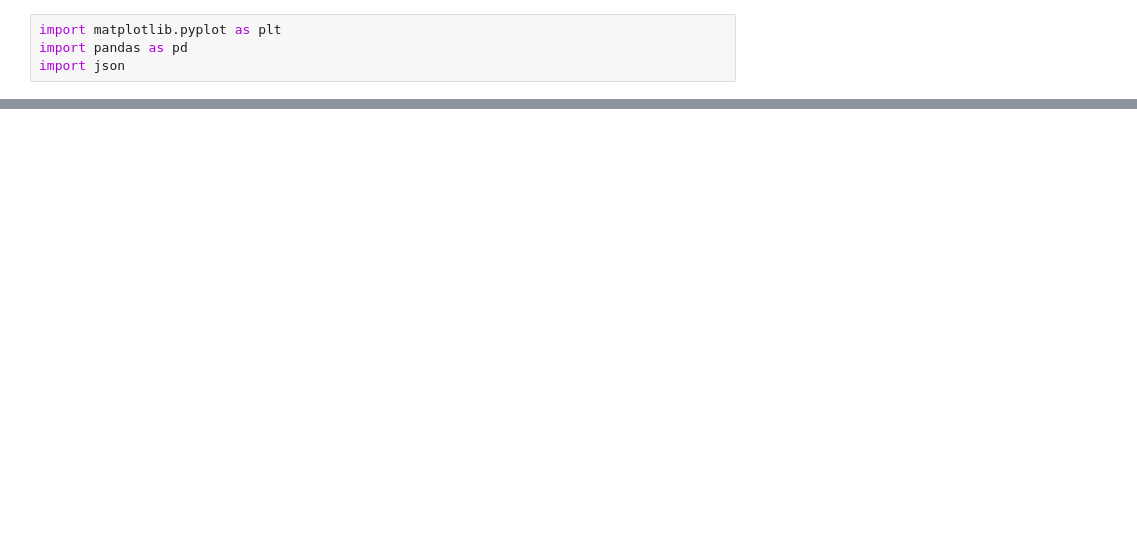
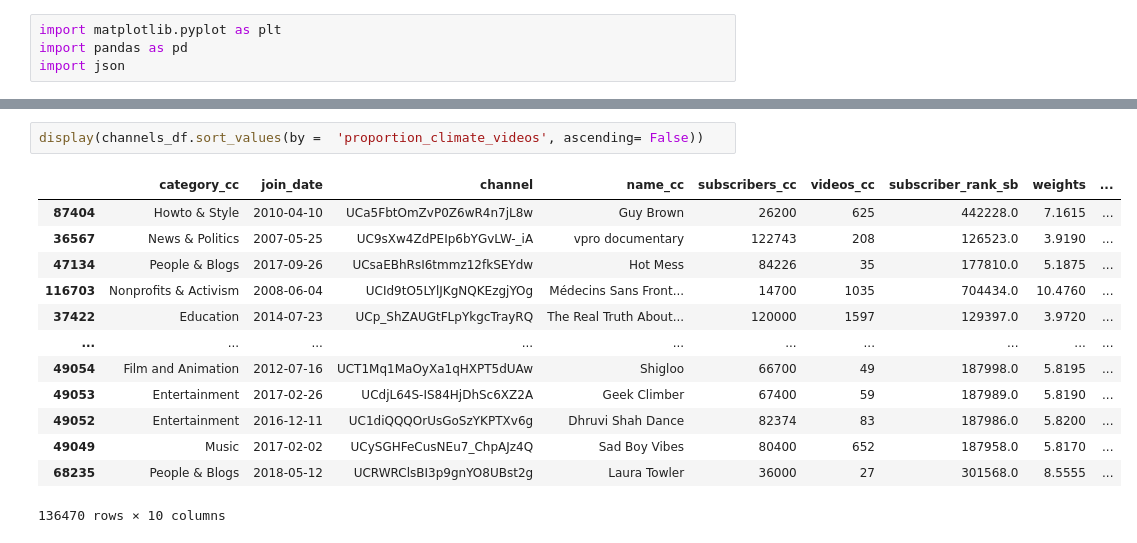
Before and after one commit to agatha-duzan/ada-2023-project-fadamily, a Jupyter notebook: climate_vids_tests.ipynb, the cells around one changed output, grey strips where cells are left out. Drawn from its saved outputs; the diff is of its cells as text; blank space fills up the shorter version.

```diff
--- a/climate_vids_tests.ipynb
+++ b/climate_vids_tests.ipynb
@@ -20,0 +117,16 @@ Suspicious categories : gaming ?
+# %%
+display(channels_df.sort_values(by =  'proportion_climate_videos', ascending= False))
+# %% [output]
+|  | category_cc | join_date | channel | name_cc | subscribers_cc | videos_cc | subscriber_rank_sb | weights | ... |
+| 87404 | Howto & Style | 2010-04-10 | UCa5FbtOmZvP0Z6wR4n7jL8w | Guy Brown | 26200 | 625 | 442228.0 | 7.1615 | ... |
+| 36567 | News & Politics | 2007-05-25 | UC9sXw4ZdPEIp6bYGvLW-_iA | vpro documentary | 122743 | 208 | 126523.0 | 3.9190 | ... |
+| 47134 | People & Blogs | 2017-09-26 | UCsaEBhRsI6tmmz12fkSEYdw | Hot Mess | 84226 | 35 | 177810.0 | 5.1875 | ... |
+| 116703 | Nonprofits & Activism | 2008-06-04 | UCId9tO5LYlJKgNQKEzgjYOg | Médecins Sans Front... | 14700 | 1035 | 704434.0 | 10.4760 | ... |
+| 37422 | Education | 2014-07-23 | UCp_ShZAUGtFLpYkgcTrayRQ | The Real Truth About... | 120000 | 1597 | 129397.0 | 3.9720 | ... |
+| ... | ... | ... | ... | ... | ... | ... | ... | ... | ... |
+| 49054 | Film and Animation | 2012-07-16 | UCT1Mq1MaOyXa1qHXPT5dUAw | Shigloo | 66700 | 49 | 187998.0 | 5.8195 | ... |
+| 49053 | Entertainment | 2017-02-26 | UCdjL64S-IS84HjDhSc6XZ2A | Geek Climber | 67400 | 59 | 187989.0 | 5.8190 | ... |
+| 49052 | Entertainment | 2016-12-11 | UC1diQQQOrUsGoSzYKPTXv6g | Dhruvi Shah Dance | 82374 | 83 | 187986.0 | 5.8200 | ... |
+| 49049 | Music | 2017-02-02 | UCySGHFeCusNEu7_ChpAJz4Q | Sad Boy Vibes | 80400 | 652 | 187958.0 | 5.8170 | ... |
+| 68235 | People & Blogs | 2018-05-12 | UCRWRClsBI3p9gnYO8UBst2g | Laura Towler | 36000 | 27 | 301568.0 | 8.5555 | ... |
+136470 rows × 10 columns
```
Also changed, not shown: parts of 10 cells of this notebook, 1 other file.
